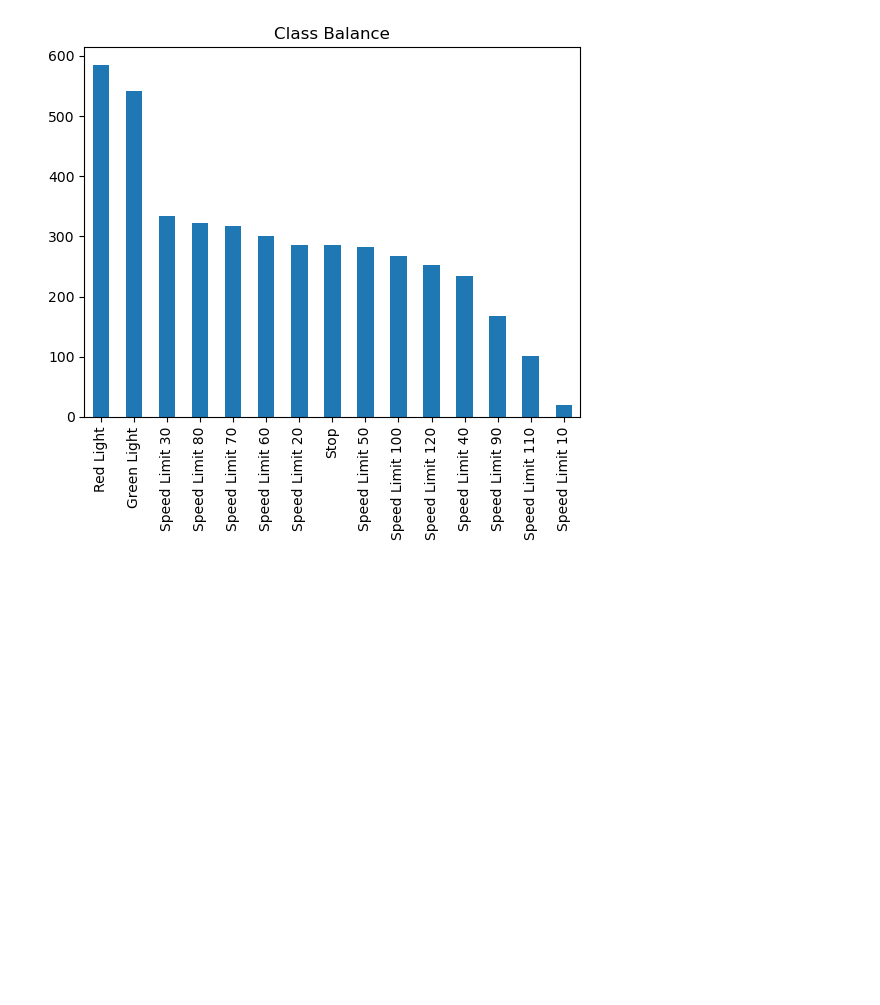
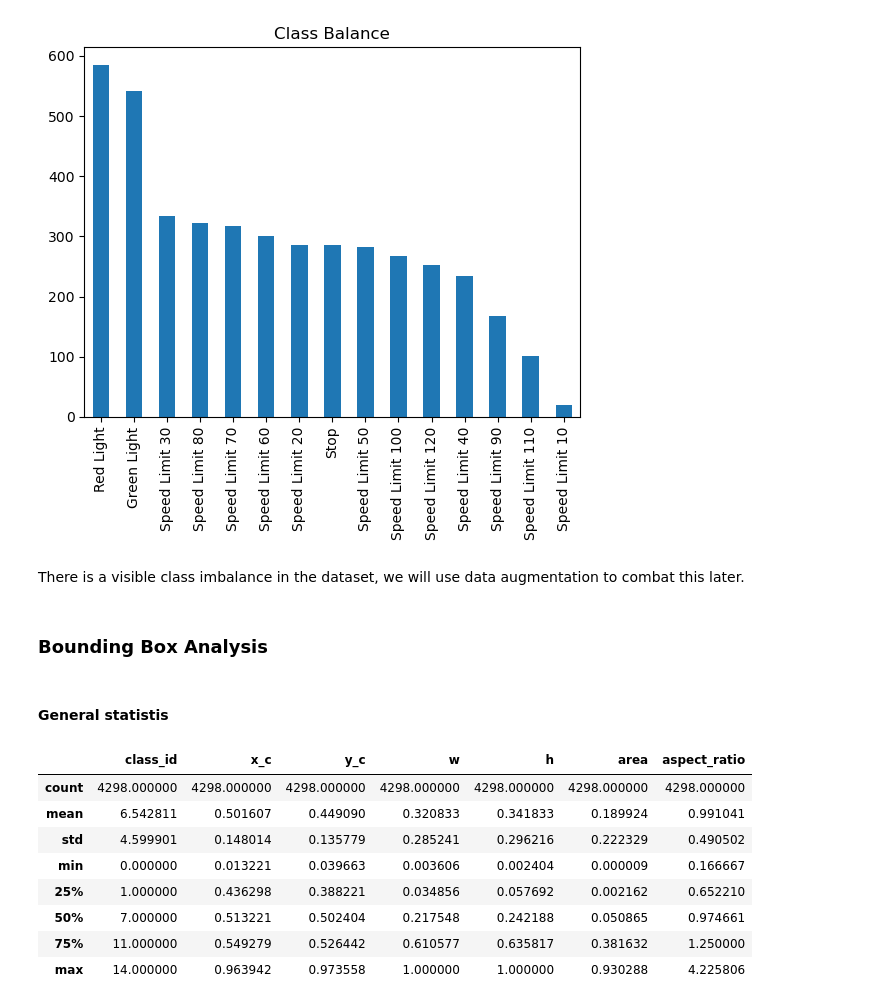
Before and after one commit to MrWlobo/Traffic_Sign_Detection, a Jupyter notebook: main.ipynb, the cells around one changed output. Cells and saved outputs as stored; diff of their text form; code cells hidden in the pictures; blank space fills up the shorter version.

```diff
--- a/main.ipynb
+++ b/main.ipynb
@@ -118,3 +119,7 @@ class_stats.plot(kind="bar", title="Class Balance")
 # %% [output]
 <Axes: title={'center': 'Class Balance'}>
 [figure]
+# %% [markdown]
+There is a visible class imbalance in the dataset, we will use data augmentation to combat this later.
+# %% [markdown]
+### Bounding Box Analysis
@@ -120,0 +151,14 @@ class_stats.plot(kind="bar", title="Class Balance")
+# %% [markdown]
+#### General statistis
+# %%
+bbox_df.describe()
+# %% [output]
+|  | class_id | x_c | y_c | w | h | area | aspect_ratio |
+| count | 4298.000000 | 4298.000000 | 4298.000000 | 4298.000000 | 4298.000000 | 4298.000000 | 4298.000000 |
+| mean | 6.542811 | 0.501607 | 0.449090 | 0.320833 | 0.341833 | 0.189924 | 0.991041 |
+| std | 4.599901 | 0.148014 | 0.135779 | 0.285241 | 0.296216 | 0.222329 | 0.490502 |
+| min | 0.000000 | 0.013221 | 0.039663 | 0.003606 | 0.002404 | 0.000009 | 0.166667 |
+| 25% | 1.000000 | 0.436298 | 0.388221 | 0.034856 | 0.057692 | 0.002162 | 0.652210 |
+| 50% | 7.000000 | 0.513221 | 0.502404 | 0.217548 | 0.242188 | 0.050865 | 0.974661 |
+| 75% | 11.000000 | 0.549279 | 0.526442 | 0.610577 | 0.635817 | 0.381632 | 1.250000 |
+| max | 14.000000 | 0.963942 | 0.973558 | 1.000000 | 1.000000 | 0.930288 | 4.225806 |
```
Also changed, not shown: parts of 10 cells of this notebook.
